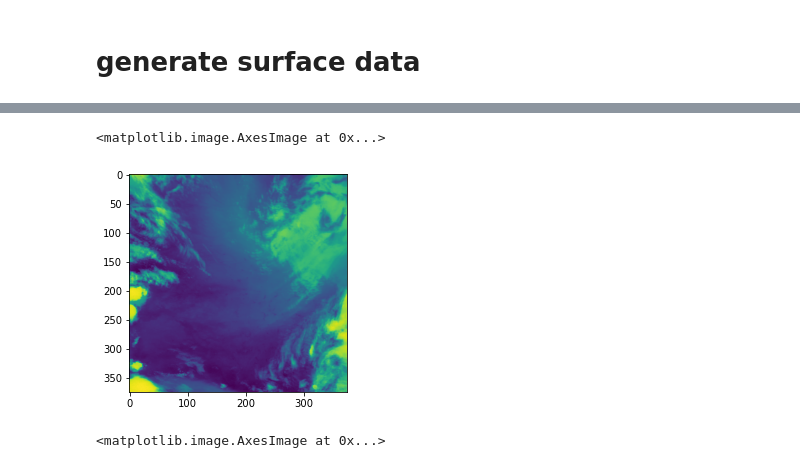
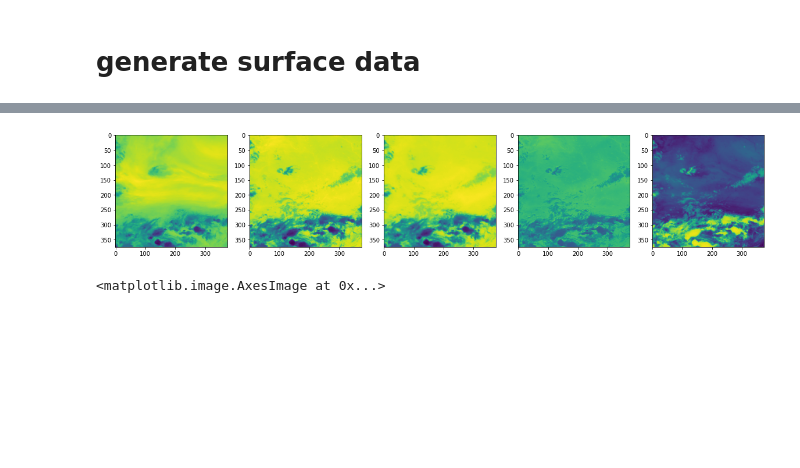
Before and after one commit to gaozhangyang/Precipitation_Estimation, a Jupyter notebook: test.ipynb, the cells around one changed output, grey strips where cells are left out. Drawn from its saved outputs; the diff is of its cells as text; code cells hidden in the pictures; blank space fills up the shorter version.

```diff
--- a/test.ipynb
+++ b/test.ipynb
@@ -174,8 +154,18 @@ plt.imshow(X[1].detach().cpu().numpy()-X[2].detach().cpu().numpy())
-# %%
-plt.imshow(X[0].detach().cpu().numpy()-X[1].detach().cpu().numpy())
-# %% [output]
-<matplotlib.image.AxesImage at 0x...>
-[figure, removed]
+# %%
+fig=plt.figure(figsize=(20, 4))
+plt.subplot(1,5,1)
+plt.imshow(X[0].detach().cpu().numpy())
+plt.subplot(1,5,2)
+plt.imshow(X[1].detach().cpu().numpy())
+plt.subplot(1,5,3)
+plt.imshow(X[2].detach().cpu().numpy())
+plt.subplot(1,5,4)
+plt.imshow(X[1].detach().cpu().numpy()-X[2].detach().cpu().numpy())
+plt.subplot(1,5,5)
+plt.imshow(X[0].detach().cpu().numpy()-X[1].detach().cpu().numpy())
+plt.show()
+# %% [output]
+[figure, added]
 # %%
 plt.imshow(Y>0.1)
 # %% [output]
```
Also changed, not shown: parts of 7 cells of this notebook, 1 other file.
